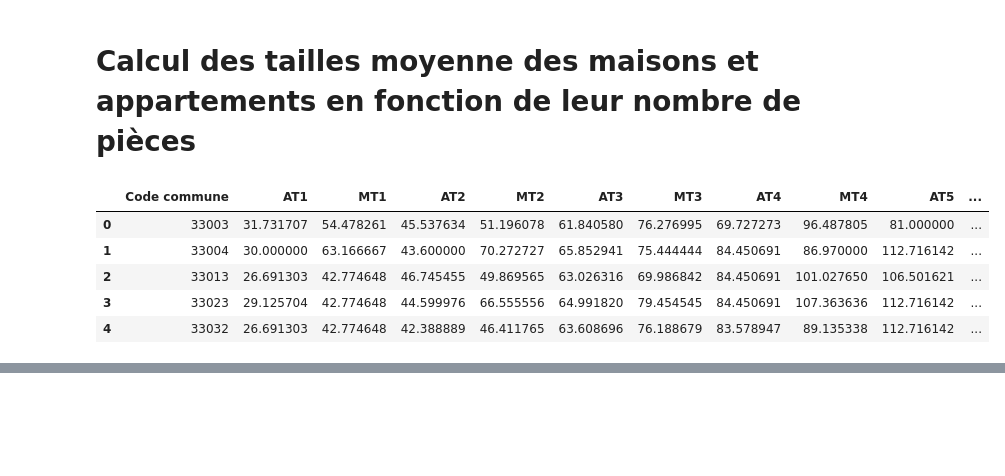
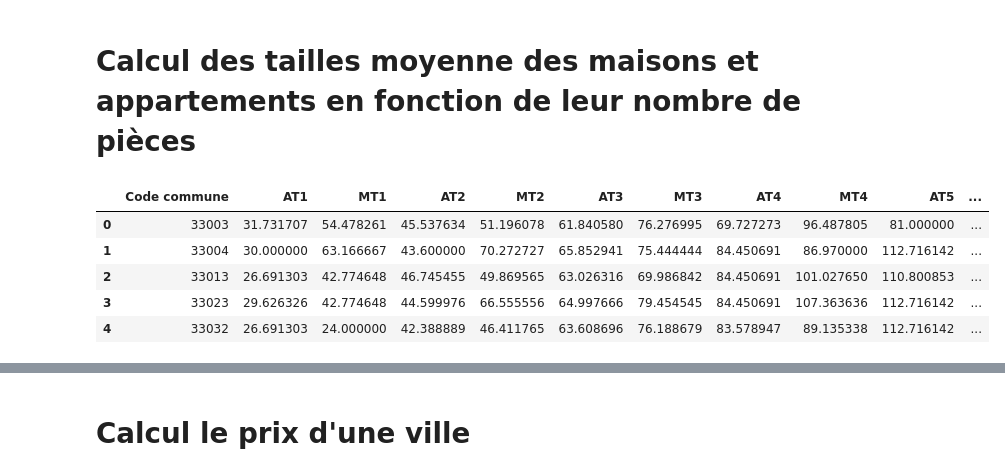
Before and after one commit to Naowak/CapitalEstates, a Jupyter notebook: scrap.ipynb, the cells around one changed output, grey strips where cells are left out. Cells and saved outputs as stored; diff of their text form; code cells hidden in the pictures; blank space fills up the shorter version.

```diff
--- a/scrap.ipynb
+++ b/scrap.ipynb
@@ -174,6 +174,11 @@ communes.loc[index, 'housing'] = communes.loc[index, 'apartment'] + communes.loc
 columns = ['id', 'housing', 'house', 'apartment', 'principal', 't1', 't2', 't3', 't4', 't5+']
 communes[columns] = communes[columns].astype(int)
 
+# Adjust number of house & apartment to consider even non principal residence (estimate)
+columns = ['t1', 't2', 't3', 't4', 't5+']
+for col in columns:
+    communes[col] = (communes[col] * communes['housing'] / communes['principal']).round().astype(int)
+
 communes.head()
 # %% [output]
 |  | name | id | postal | url | housing | house | apartment | principal | t1 | t2 | t3 | ... |
@@ -269,6 +259,8 @@ Name: Surface reelle bati, Length: 699, dtype: float64
 # %% [markdown]
 # Calcul des tailles moyenne des maisons et appartements en fonction de leur nombre de pièces
 # %%
+MINIMUM_DATA = 5
+
 # Get the average surface for each type of property
 def get_mean_surface_by_type(df):
     # Moyenne générale pour chaque combinaison de 'Nombre pieces principales' et 'Type local'
@@ -278,38 +270,38 @@ def get_mean_surface_by_type(df):
     mean_by_commune = dvf.groupby(['Code commune', 'Nombre pieces principales', 'Type local'])['Surface reelle bati'].mean()
 
     # Nombre de données pour chaque combinaison de 'Code commune', 'Nombre pieces principales' et 'Type local'
     count_by_commune = dvf.groupby(['Code commune', 'Nombre pieces principales', 'Type local']).size()
 
-    # Pour les combinaisons où le nombre de données est inférieur à 6, remplacez par la moyenne générale
+    # Pour les combinaisons où le nombre de données est inférieur à MINIMUM_DATA, remplacez par la moyenne générale
     for index, count in count_by_commune.items():
-        if count < 6:
+        if count < MINIMUM_DATA:
             commune, n_pieces, local_type = index
             mean_by_commune[commune, n_pieces, local_type] = general_mean[n_pieces, local_type]
 
     return mean_by_commune
 
 # Get the average surface for each type of property
 dfs = get_mean_surface_by_type(dvf)
 dfs = dfs.unstack(level=[1, 2])
 dfs.columns = [f"{col[1][0]}T{col[0]}" for col in dfs.columns]
 dfs = dfs.reset_index()
 
 # Fill nan with mean values of the column
 columns = ['AT1', 'MT1', 'AT2', 'MT2', 'AT3', 'MT3', 'AT4', 'MT4', 'AT5', 'MT5']
 for column in columns:
     dfs[column].fillna(dfs[column].mean(), inplace=True)
 dfs.head()
 
 # Add the department code to the city code
 dfs['Code commune'] = dfs['Code commune'] + CODE_DEP * 1000
 dfs.head()
 # %% [output]
 |  | Code commune | AT1 | MT1 | AT2 | MT2 | AT3 | MT3 | AT4 | MT4 | AT5 | ... |
 | 0 | 33003 | 31.731707 | 54.478261 | 45.537634 | 51.196078 | 61.840580 | 76.276995 | 69.727273 | 96.487805 | 81.000000 | ... |
 | 1 | 33004 | 30.000000 | 63.166667 | 43.600000 | 70.272727 | 65.852941 | 75.444444 | 84.450691 | 86.970000 | 112.716142 | ... |
-| 2 | 33013 | 26.691303 | 42.774648 | 46.745455 | 49.869565 | 63.026316 | 69.986842 | 84.450691 | 101.027650 | 106.501621 | ... |
-| 3 | 33023 | 29.125704 | 42.774648 | 44.599976 | 66.555556 | 64.991820 | 79.454545 | 84.450691 | 107.363636 | 112.716142 | ... |
-| 4 | 33032 | 26.691303 | 42.774648 | 42.388889 | 46.411765 | 63.608696 | 76.188679 | 83.578947 | 89.135338 | 112.716142 | ... |
+| 2 | 33013 | 26.691303 | 42.774648 | 46.745455 | 49.869565 | 63.026316 | 69.986842 | 84.450691 | 101.027650 | 110.800853 | ... |
+| 3 | 33023 | 29.626326 | 42.774648 | 44.599976 | 66.555556 | 64.997666 | 79.454545 | 84.450691 | 107.363636 | 112.716142 | ... |
+| 4 | 33032 | 26.691303 | 24.000000 | 42.388889 | 46.411765 | 63.608696 | 76.188679 | 83.578947 | 89.135338 | 112.716142 | ... |
 # %%
 # Merge it to communes to get final df
 df = pd.merge(left=communes, right=dfs, left_on='id', right_on='Code commune')
@@ -325,3 +317,5 @@ df.head()
 5 rows × 23 columns
 # %%
 df.to_json('data/communes-ready.json', orient='records', lines=True)
+# %% [markdown]
+# Calcul le prix d'une ville
```
Also changed, not shown: parts of 3 cells of this notebook.
